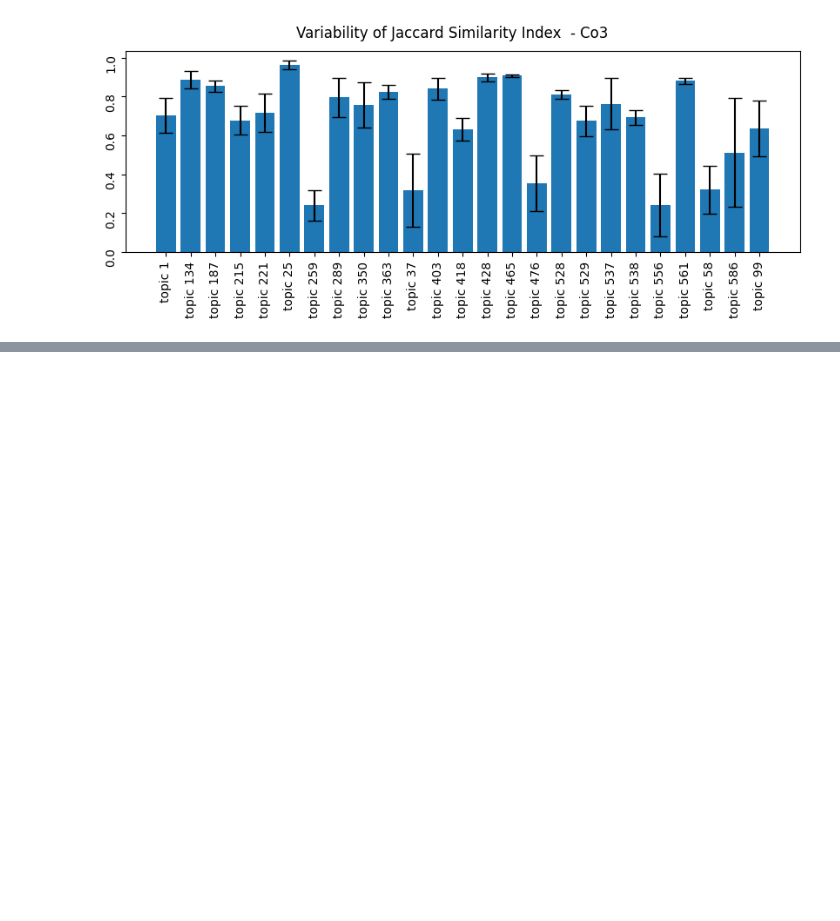
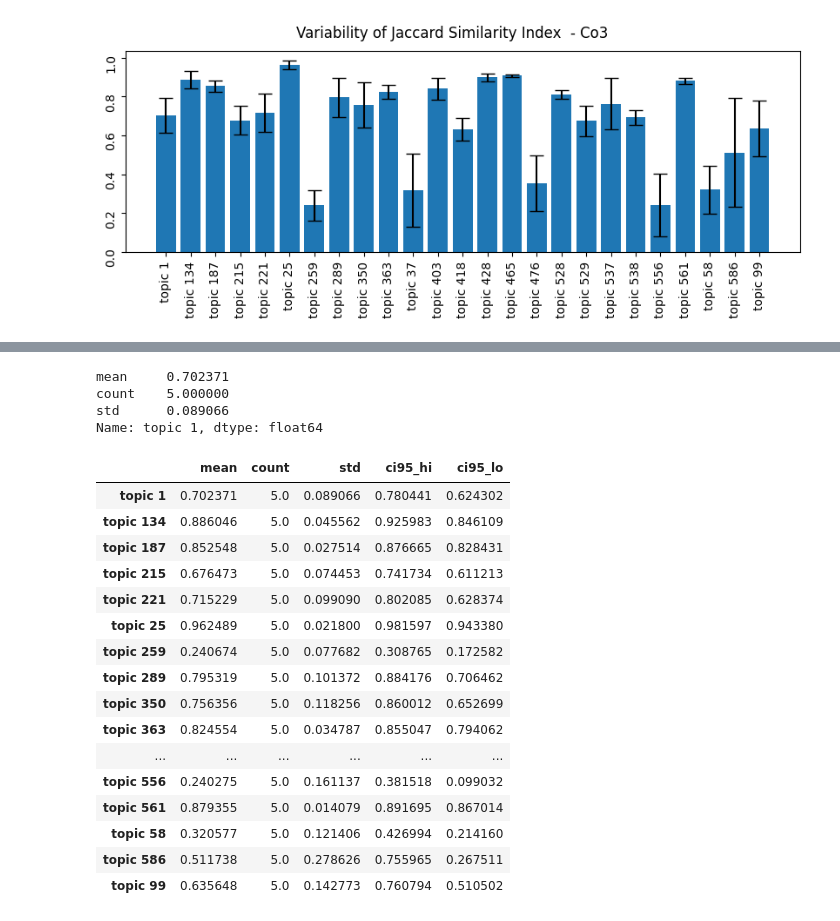
Before and after one commit to ceciliabaggio/mogp_with_terms, a Jupyter notebook: dmoz_topic_variability/topic-variablity-mogp.ipynb, the cells around one changed output, grey strips where cells are left out. Cells and saved outputs as stored; diff of their text form; code cells hidden in the pictures; blank space fills up the shorter version.

```diff
--- a/dmoz_topic_variability/topic-variablity-mogp.ipynb
+++ b/dmoz_topic_variability/topic-variablity-mogp.ipynb
@@ -196,3 +196,6 @@ fig.suptitle('Variability of Jaccard Similarity Index  - '+ comb)
 # %% [output]
 Text(0.5, 0.98, 'Variability of Jaccard Similarity Index  - Co3')
 [figure]
+# %%
+stats = df_ave_data.agg(['mean', 'count', 'std'])
+stats
@@ -198,0 +208,41 @@ Text(0.5, 0.98, 'Variability of Jaccard Similarity Index  - Co3')
+# %%
+t = stats.transpose()
+t.iloc[0]
+# %% [output]
+mean     0.702371
+count    5.000000
+std      0.089066
+Name: topic 1, dtype: float64
+# %%
+import math
+
+ci95_hi = []
+ci95_lo = []
+#print(t)
+for i in t.index:
+    m, c, s = t.loc[i]
+    ci95_hi.append(m + 1.96*s/math.sqrt(c))
+    ci95_lo.append(m - 1.96*s/math.sqrt(c))
+
+t['ci95_hi'] = ci95_hi
+t['ci95_lo'] = ci95_lo
+
+t
+# %% [output]
+|  | mean | count | std | ci95_hi | ci95_lo |
+| topic 1 | 0.702371 | 5.0 | 0.089066 | 0.780441 | 0.624302 |
+| topic 134 | 0.886046 | 5.0 | 0.045562 | 0.925983 | 0.846109 |
+| topic 187 | 0.852548 | 5.0 | 0.027514 | 0.876665 | 0.828431 |
+| topic 215 | 0.676473 | 5.0 | 0.074453 | 0.741734 | 0.611213 |
+| topic 221 | 0.715229 | 5.0 | 0.099090 | 0.802085 | 0.628374 |
+| topic 25 | 0.962489 | 5.0 | 0.021800 | 0.981597 | 0.943380 |
+| topic 259 | 0.240674 | 5.0 | 0.077682 | 0.308765 | 0.172582 |
+| topic 289 | 0.795319 | 5.0 | 0.101372 | 0.884176 | 0.706462 |
+| topic 350 | 0.756356 | 5.0 | 0.118256 | 0.860012 | 0.652699 |
+| topic 363 | 0.824554 | 5.0 | 0.034787 | 0.855047 | 0.794062 |
+| ... | ... | ... | ... | ... | ... |
+| topic 556 | 0.240275 | 5.0 | 0.161137 | 0.381518 | 0.099032 |
+| topic 561 | 0.879355 | 5.0 | 0.014079 | 0.891695 | 0.867014 |
+| topic 58 | 0.320577 | 5.0 | 0.121406 | 0.426994 | 0.214160 |
+| topic 586 | 0.511738 | 5.0 | 0.278626 | 0.755965 | 0.267511 |
+| topic 99 | 0.635648 | 5.0 | 0.142773 | 0.760794 | 0.510502 |
```
Also changed, not shown: parts of 1 cell of this notebook.
